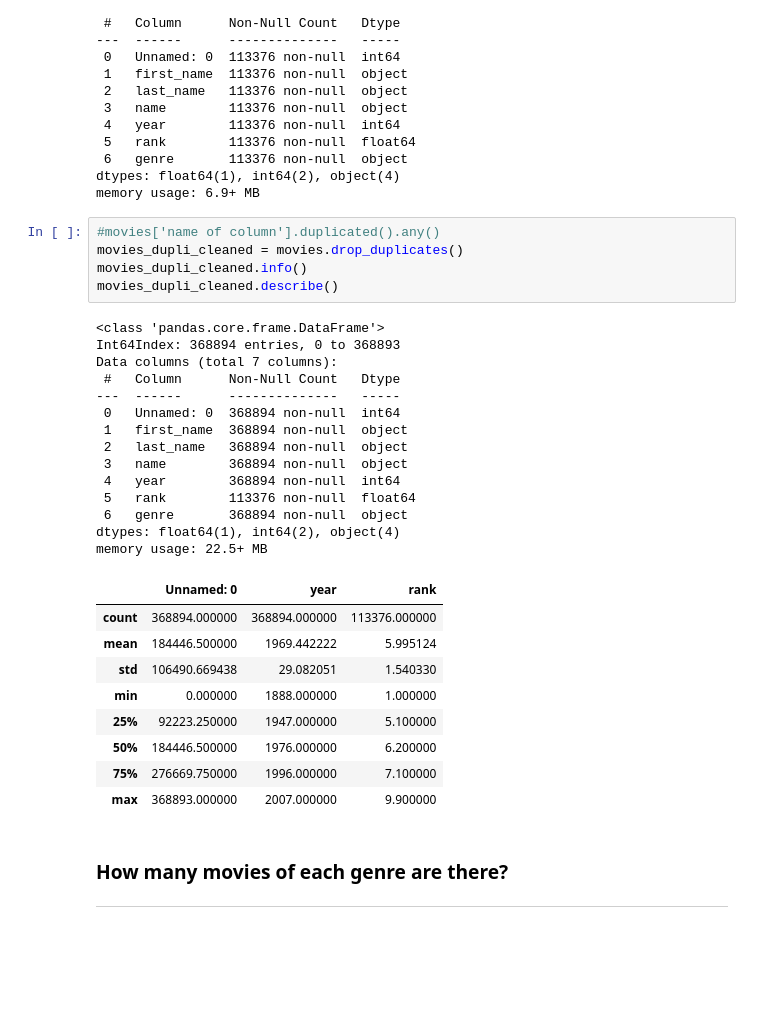
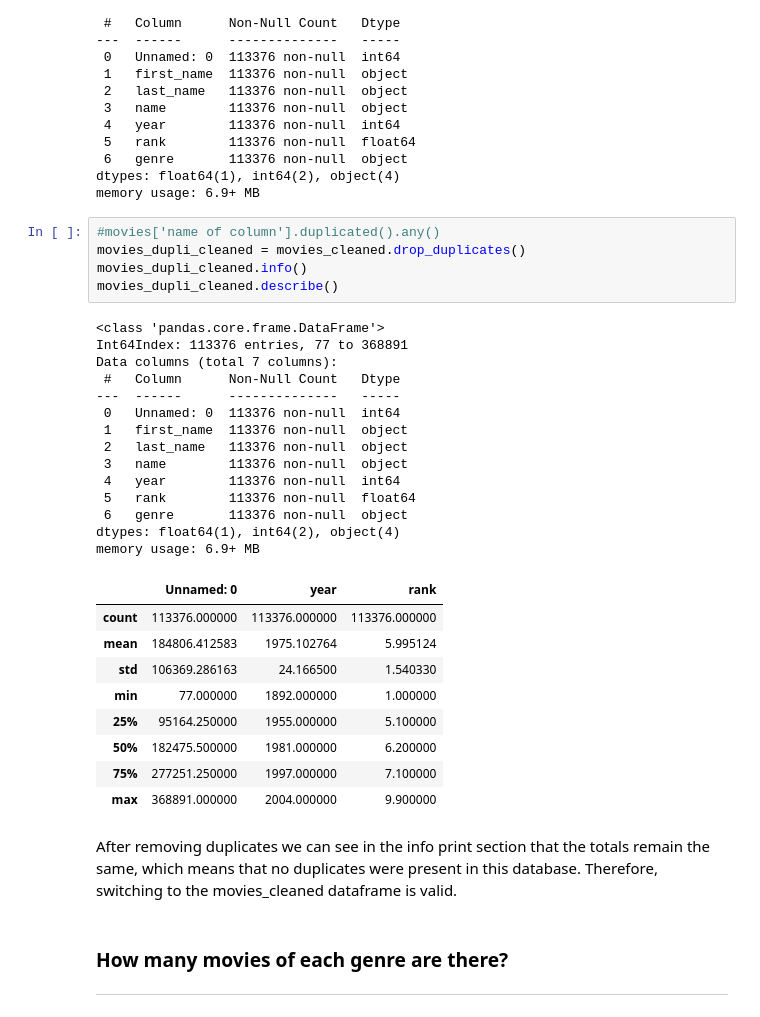
Before and after one commit to EllenSakkla/-PythonFundamentals, a Jupyter notebook: projects/Copy_of_10_2_Movies_Project.ipynb, the cells around one changed output. Cells and saved outputs as stored; diff of their text form; blank space fills up the shorter version.

```diff
--- a/projects/Copy_of_10_2_Movies_Project.ipynb
+++ b/projects/Copy_of_10_2_Movies_Project.ipynb
@@ -80,33 +103,35 @@ dtypes: float64(1), int64(2), object(4)
 memory usage: 6.9+ MB
 # %%
 #movies['name of column'].duplicated().any()
-movies_dupli_cleaned = movies.drop_duplicates()
+movies_dupli_cleaned = movies_cleaned.drop_duplicates()
 movies_dupli_cleaned.info()
 movies_dupli_cleaned.describe()
 # %% [output]
 <class 'pandas.core.frame.DataFrame'>
-Int64Index: 368894 entries, 0 to 368893
+Int64Index: 113376 entries, 77 to 368891
 Data columns (total 7 columns):
  #   Column      Non-Null Count   Dtype
 ---  ------      --------------   -----
- 0   Unnamed: 0  368894 non-null  int64
- 1   first_name  368894 non-null  object
- 2   last_name   368894 non-null  object
- 3   name        368894 non-null  object
- 4   year        368894 non-null  int64
+ 0   Unnamed: 0  113376 non-null  int64
+ 1   first_name  113376 non-null  object
+ 2   last_name   113376 non-null  object
+ 3   name        113376 non-null  object
+ 4   year        113376 non-null  int64
  5   rank        113376 non-null  float64
- 6   genre       368894 non-null  object
+ 6   genre       113376 non-null  object
 dtypes: float64(1), int64(2), object(4)
-memory usage: 22.5+ MB
+memory usage: 6.9+ MB
 |  | Unnamed: 0 | year | rank |
-| count | 368894.000000 | 368894.000000 | 113376.000000 |
-| mean | 184446.500000 | 1969.442222 | 5.995124 |
-| std | 106490.669438 | 29.082051 | 1.540330 |
-| min | 0.000000 | 1888.000000 | 1.000000 |
-| 25% | 92223.250000 | 1947.000000 | 5.100000 |
-| 50% | 184446.500000 | 1976.000000 | 6.200000 |
-| 75% | 276669.750000 | 1996.000000 | 7.100000 |
-| max | 368893.000000 | 2007.000000 | 9.900000 |
+| count | 113376.000000 | 113376.000000 | 113376.000000 |
+| mean | 184806.412583 | 1975.102764 | 5.995124 |
+| std | 106369.286163 | 24.166500 | 1.540330 |
+| min | 77.000000 | 1892.000000 | 1.000000 |
+| 25% | 95164.250000 | 1955.000000 | 5.100000 |
+| 50% | 182475.500000 | 1981.000000 | 6.200000 |
+| 75% | 277251.250000 | 1997.000000 | 7.100000 |
+| max | 368891.000000 | 2004.000000 | 9.900000 |
+# %% [markdown]
+After removing duplicates we can see in the info print section that the totals remain the same, which means that no duplicates were present in this database. Therefore, switching to the movies_cleaned dataframe is valid.
 # %% [markdown]
 ### How many movies of each genre are there?
 ---
```
Also changed, not shown: parts of 5 cells of this notebook.
